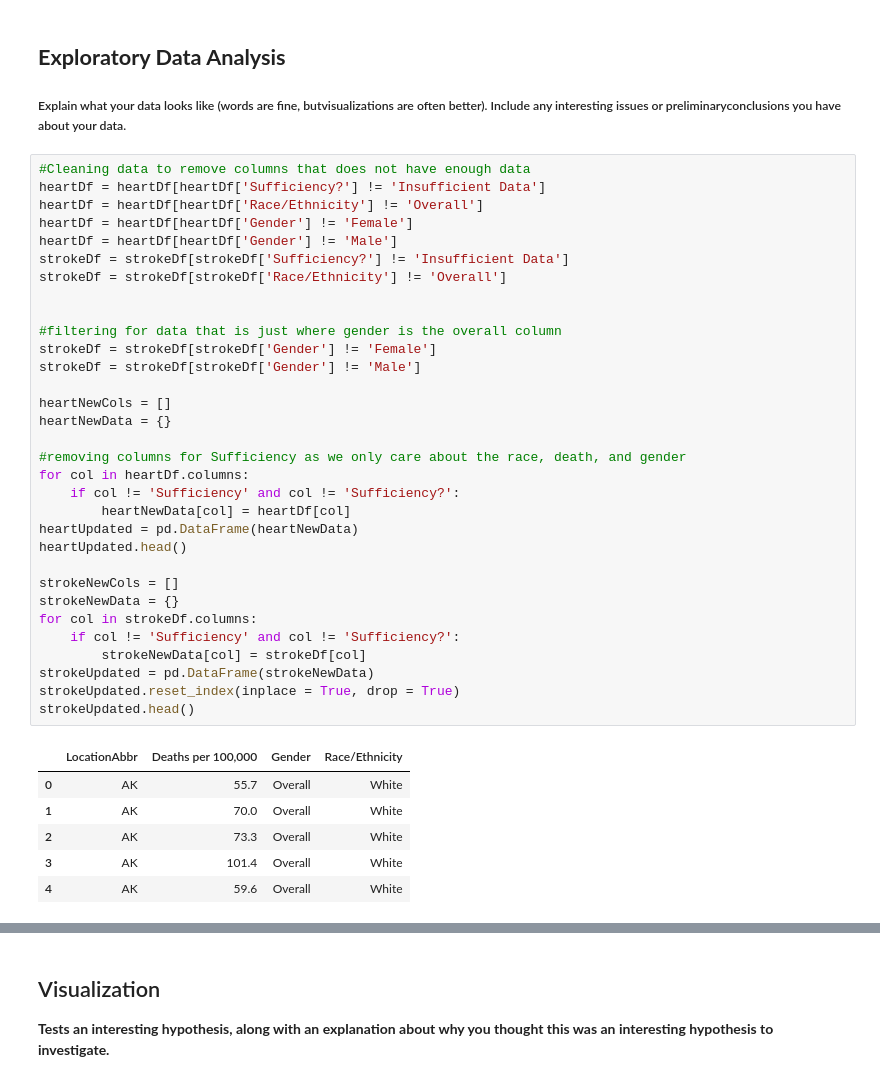
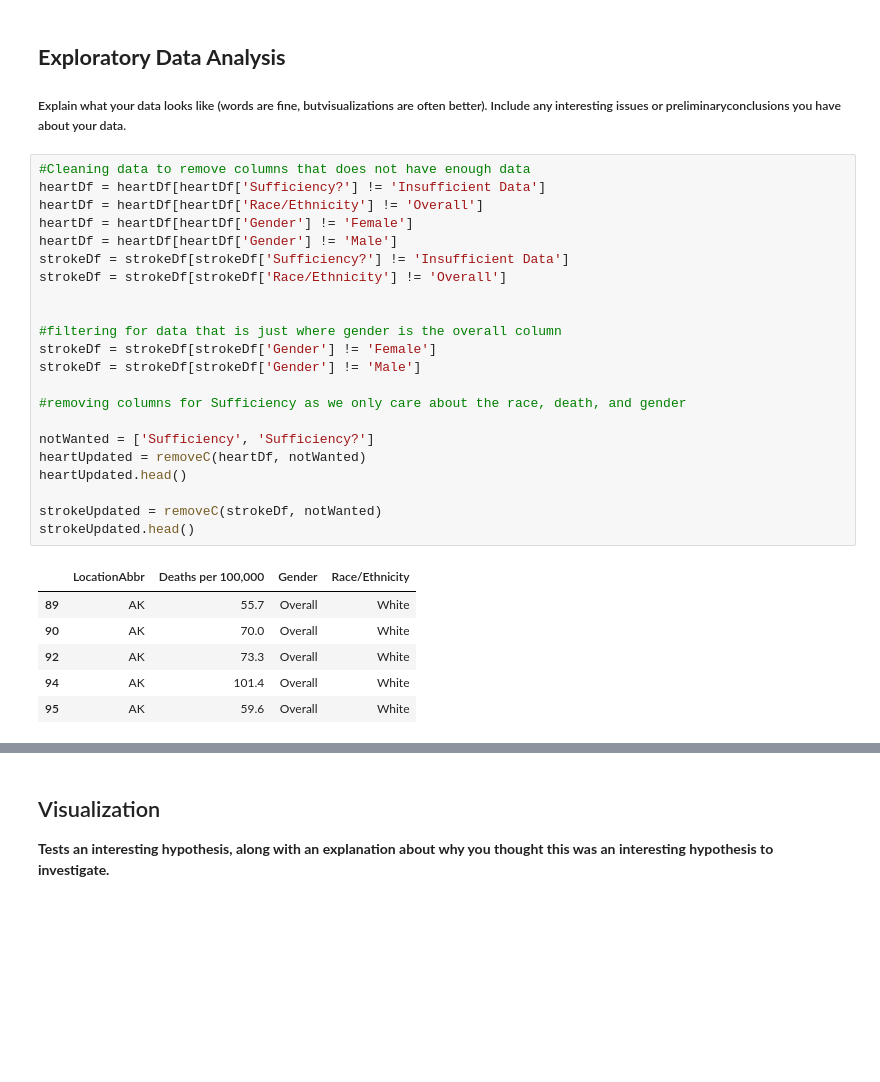
Before and after one commit to uic-cs418/cs418-spring22-quiz-gods, a Jupyter notebook: clean.ipynb, the cells around one changed output, grey strips where cells are left out. Cells and saved outputs as stored; diff of their text form; blank space fills up the shorter version.

Commit message:
Created functions to remove columns, as well as plotting

```diff
--- a/clean.ipynb
+++ b/clean.ipynb
@@ -103,39 +85,29 @@ strokeDf.head()
 # %%
 #Cleaning data to remove columns that does not have enough data
 heartDf = heartDf[heartDf['Sufficiency?'] != 'Insufficient Data']
 heartDf = heartDf[heartDf['Race/Ethnicity'] != 'Overall']
 heartDf = heartDf[heartDf['Gender'] != 'Female']
 heartDf = heartDf[heartDf['Gender'] != 'Male']
 strokeDf = strokeDf[strokeDf['Sufficiency?'] != 'Insufficient Data']
 strokeDf = strokeDf[strokeDf['Race/Ethnicity'] != 'Overall']
 
 
 #filtering for data that is just where gender is the overall column
 strokeDf = strokeDf[strokeDf['Gender'] != 'Female']
 strokeDf = strokeDf[strokeDf['Gender'] != 'Male']
 
-heartNewCols = []
-heartNewData = {}
+#removing columns for Sufficiency as we only care about the race, death, and gender
 
-#removing columns for Sufficiency as we only care about the race, death, and gender
-for col in heartDf.columns:
-    if col != 'Sufficiency' and col != 'Sufficiency?':
-        heartNewData[col] = heartDf[col]
-heartUpdated = pd.DataFrame(heartNewData)
+notWanted = ['Sufficiency', 'Sufficiency?']
+heartUpdated = removeC(heartDf, notWanted)
 heartUpdated.head()
 
-strokeNewCols = []
-strokeNewData = {}
-for col in strokeDf.columns:
-    if col != 'Sufficiency' and col != 'Sufficiency?':
-        strokeNewData[col] = strokeDf[col]
-strokeUpdated = pd.DataFrame(strokeNewData)
-strokeUpdated.reset_index(inplace = True, drop = True)
+strokeUpdated = removeC(strokeDf, notWanted)
 strokeUpdated.head()
 # %% [output]
 |  | LocationAbbr | Deaths per 100,000 | Gender | Race/Ethnicity |
-| 0 | AK | 55.7 | Overall | White |
-| 1 | AK | 70.0 | Overall | White |
-| 2 | AK | 73.3 | Overall | White |
-| 3 | AK | 101.4 | Overall | White |
-| 4 | AK | 59.6 | Overall | White |
+| 89 | AK | 55.7 | Overall | White |
+| 90 | AK | 70.0 | Overall | White |
+| 92 | AK | 73.3 | Overall | White |
+| 94 | AK | 101.4 | Overall | White |
+| 95 | AK | 59.6 | Overall | White |
```
Also changed, not shown: parts of 6 cells of this notebook, 1 other file.
